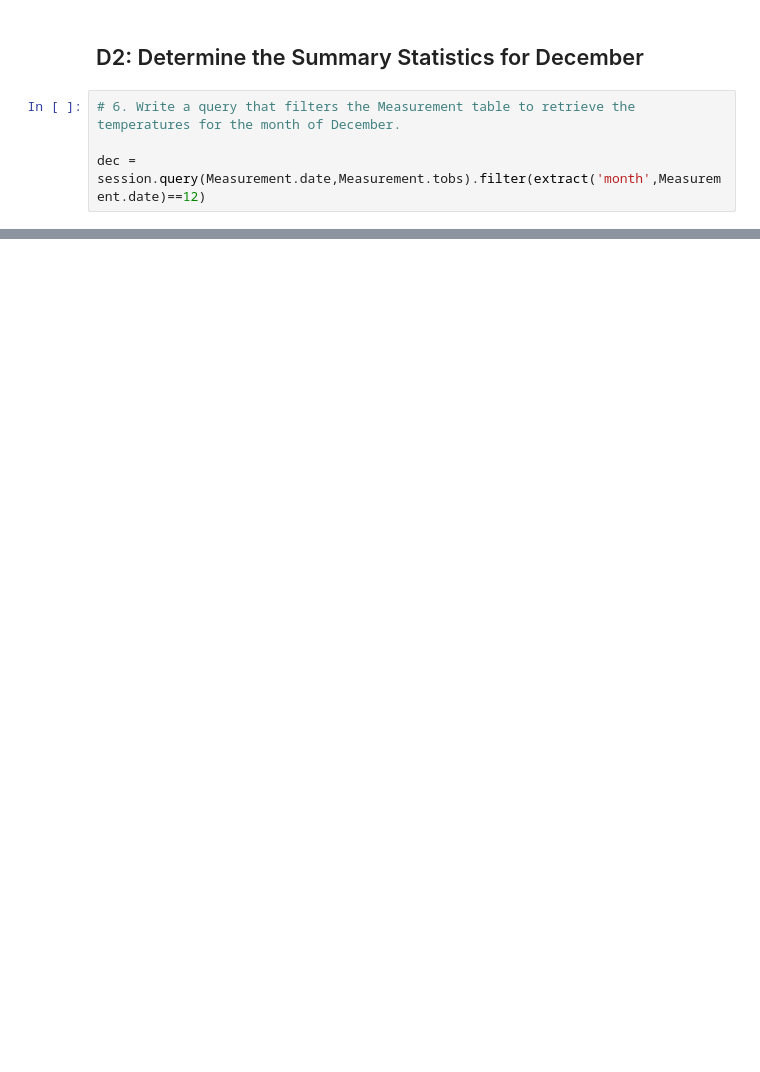
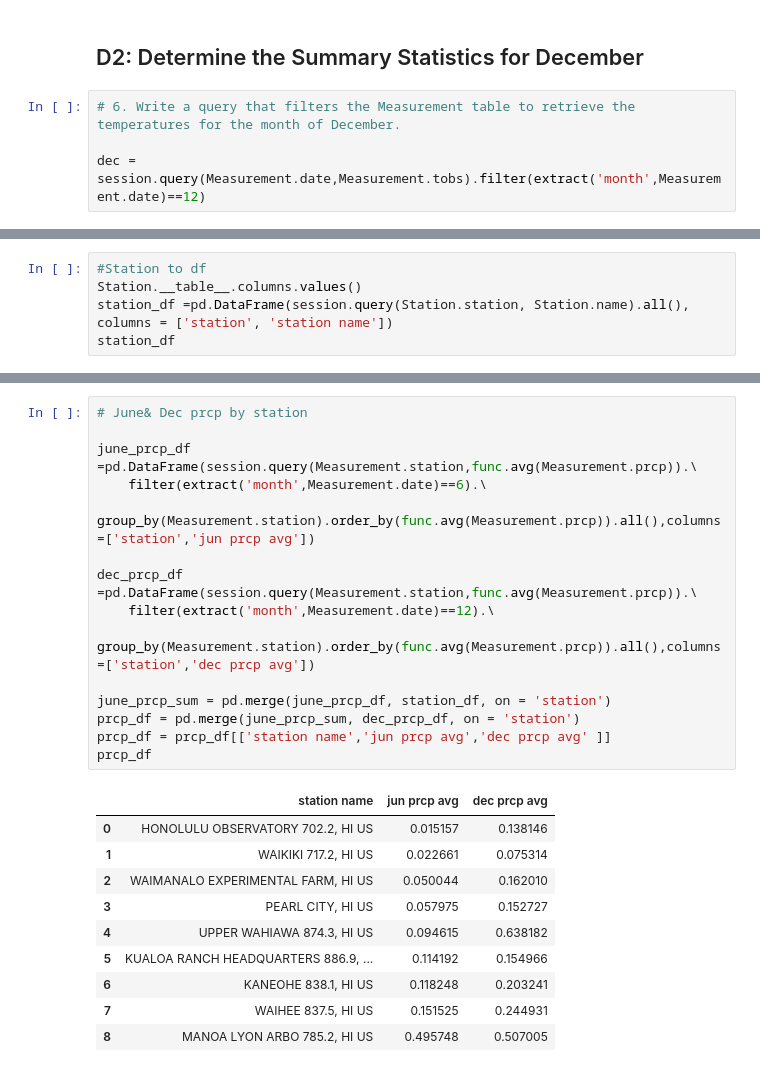
Before and after one commit to EvenXu2022/surfs_up, a Jupyter notebook: SurfsUp_Challenge.ipynb, the cells around one changed output, grey strips where cells are left out. Cells and saved outputs as stored; diff of their text form; blank space fills up the shorter version.

```diff
--- a/SurfsUp_Challenge.ipynb
+++ b/SurfsUp_Challenge.ipynb
@@ -130,0 +162,5 @@ dec_df.describe()
+# %%
+#Station to df
+Station.__table__.columns.values()
+station_df =pd.DataFrame(session.query(Station.station, Station.name).all(), columns = ['station', 'station name'])
+station_df
@@ -130,0 +196,26 @@ dec_df.describe()
+# %%
+# June& Dec prcp by station
+
+june_prcp_df =pd.DataFrame(session.query(Measurement.station,func.avg(Measurement.prcp)).\
+    filter(extract('month',Measurement.date)==6).\
+    group_by(Measurement.station).order_by(func.avg(Measurement.prcp)).all(),columns=['station','jun prcp avg'])
+
+dec_prcp_df =pd.DataFrame(session.query(Measurement.station,func.avg(Measurement.prcp)).\
+    filter(extract('month',Measurement.date)==12).\
+    group_by(Measurement.station).order_by(func.avg(Measurement.prcp)).all(),columns=['station','dec prcp avg'])
+
+june_prcp_sum = pd.merge(june_prcp_df, station_df, on = 'station')
+prcp_df = pd.merge(june_prcp_sum, dec_prcp_df, on = 'station')
+prcp_df = prcp_df[['station name','jun prcp avg','dec prcp avg' ]]
+prcp_df
+# %% [output]
+|  | station name | jun prcp avg | dec prcp avg |
+| 0 | HONOLULU OBSERVATORY 702.2, HI US | 0.015157 | 0.138146 |
+| 1 | WAIKIKI 717.2, HI US | 0.022661 | 0.075314 |
+| 2 | WAIMANALO EXPERIMENTAL FARM, HI US | 0.050044 | 0.162010 |
+| 3 | PEARL CITY, HI US | 0.057975 | 0.152727 |
+| 4 | UPPER WAHIAWA 874.3, HI US | 0.094615 | 0.638182 |
+| 5 | KUALOA RANCH HEADQUARTERS 886.9, ... | 0.114192 | 0.154966 |
+| 6 | KANEOHE 838.1, HI US | 0.118248 | 0.203241 |
+| 7 | WAIHEE 837.5, HI US | 0.151525 | 0.244931 |
+| 8 | MANOA LYON ARBO 785.2, HI US | 0.495748 | 0.507005 |
```
Also changed, not shown: parts of 16 cells of this notebook, 2 other files.
